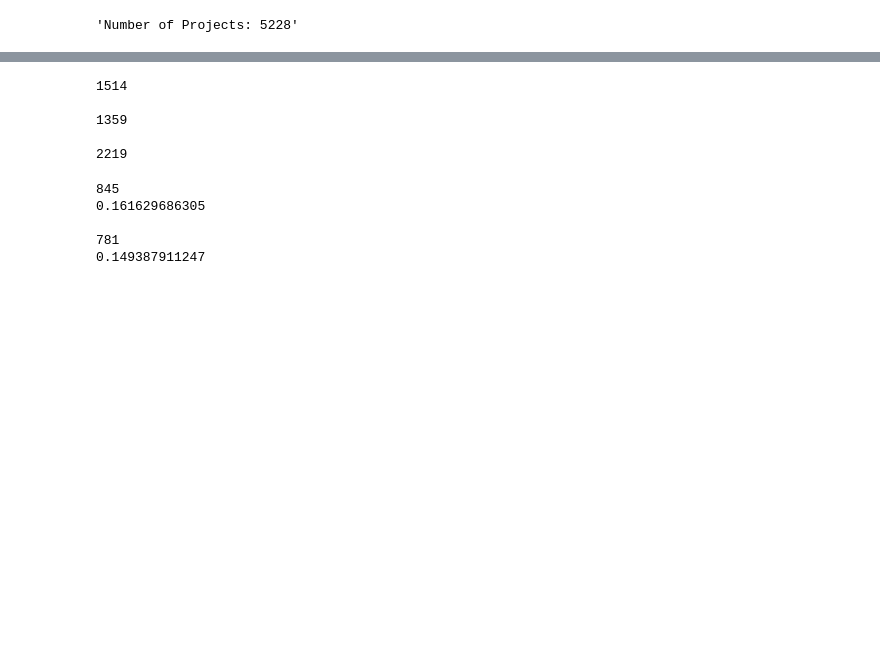
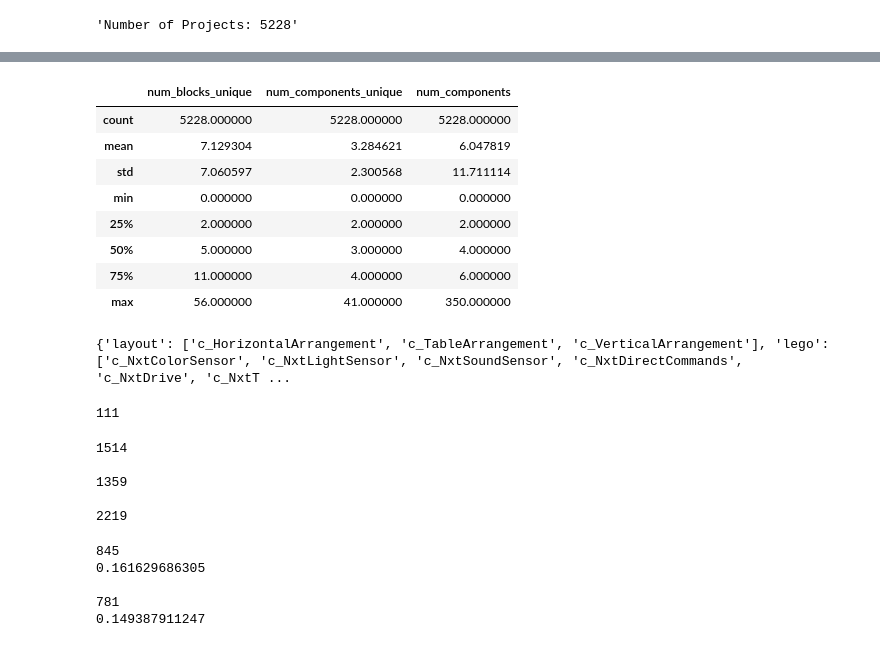
Before and after one commit to bxie/ai2_analysis, a Jupyter notebook: ai2_classification.ipynb, the cells around one changed output, grey strips where cells are left out. Cells and saved outputs as stored; diff of their text form; code cells hidden in the pictures; blank space fills up the shorter version.

```diff
--- a/ai2_classification.ipynb
+++ b/ai2_classification.ipynb
@@ -11,6 +14,6 @@ import matplotlib.pyplot as plt
 # %%
 #directory where data lives
-data_dirs = glob.glob("/Users/bxie/Dropbox (MIT)/ai2_projects/*")
+data_dirs = glob.glob("/Users/bxie/Documents/ai2_projects/*")
 
 columns = ['id', 'project_name', 'user_name', 'num_screens']
 
@@ -57,14 +60,14 @@ def parse_bky(inp):
     blocks = b.findAll("block")
     for blk in blocks:
         output['b_'+blk["type"]]+=1
-    print dict(output)
+#     print dict(output)
     return dict(output)
 
 #Given list of frequency dictionaries,
 #merge dictionaries (summing similar keys) and returning it
 def merge_dicts(dicts_list):
-    if len(dicts_list>1):
-        print 'MULTIPLE SCREENS!' #make sure this thing is working...
+#     if len(dicts_list)>1:
+#         print 'MULTIPLE SCREENS!' #make sure this thing is working...
     result = {}
     keymap = {}
     for mydict in dicts_list:
@@ -88,7 +91,7 @@ num_missing_scm = 0
 num_missing_bky = 0
 
 #Number of projects to process
-# num_projects = 100
+num_projects = 100
 
 for my_dir in data_dirs:
 # for x in range(0,num_projects):
@@ -144,7 +147,9 @@ for my_dir in data_dirs:
         num_missing_bky+=1
 
     stats = {'num_components':sum(scm.values()),
-             'num_blocks':sum(bky.values())}
+             'num_components_unique': len(scm),
+             'num_blocks':sum(bky.values()),
+             'num_blocks_unique':len(bky)}
     values = dict(values.items() + stats.items() + prop.items() + scm.items() + bky.items())
 
     df = df.append(values, ignore_index=True)
@@ -154,4 +159,13 @@ delta = t1 - t0
 
 print "Execution Time: " + str(delta) + "sec (" + str(delta/60) + " min)" #around 8 min
 print
+print "Num of missing properties files: "+str(num_missing_prop)
+print "Num of missing screen (scm) files: "+str(num_missing_scm)
+print "Num of missing block (bky) files: "+str(num_missing_bky)
+print
+num_no_blks = len(df[df.num_blocks<2])
+print "Number of projects w/ <2 blocks: " + str(num_no_blks) + " ("+str(num_no_blks*100/NUM_PROJECTS)+" % of projects)"
+
+num_no_comp = len(df[df.num_components==0])
+print "Number of projects w/ no components: " + str(num_no_comp) + " ("+str(num_no_comp*100/NUM_PROJECTS)+" % of projects)"
 # %% [output]
@@ -201,3 +225,47 @@ Number of projects w/ no components: 377 (7 % of projects)
+# %%
+df[['num_blocks_unique', 'num_components_unique', 'num_components']].describe()
+# %% [output]
+|  | num_blocks_unique | num_components_unique | num_components |
+| count | 5228.000000 | 5228.000000 | 5228.000000 |
+| mean | 7.129304 | 3.284621 | 6.047819 |
+| std | 7.060597 | 2.300568 | 11.711114 |
+| min | 0.000000 | 0.000000 | 0.000000 |
+| 25% | 2.000000 | 2.000000 | 2.000000 |
+| 50% | 5.000000 | 3.000000 | 4.000000 |
+| 75% | 11.000000 | 4.000000 | 6.000000 |
+| max | 56.000000 | 41.000000 | 350.000000 |
+# %%
+#Get list of all column names pertaining to blocks or components
+blocks = [name for name in df.columns if name[:2]=="b_"] #111 total
+components = [name for name in df.columns if name[:2]=="c_"] #57 total
+category_comp = csv_to_dict("component_category.csv", False)
+
+
+blocks_no_prefix=[] #blocks without "b_" in front
+section = [] #category block lives in ("list, math, etc.")
+for txt in blocks:
+    text = txt[2:]
+    sect = text.split("_")[0]
+    section.append(sect)
+#     print sect
+    blocks_no_prefix.append(txt[2:])
+
+#key: block (w/ "b_" prefix). value: category it maps to
+#THERE HAS GOT TO BE A BETTER WAY TO DO THIS (put in spreadsheet, convert to csv, import as df?)
+
+# print category_comp['ui']
+
+# print len(blocks)
+# print sum(df.num_blocks) / 5228
+# df[['num_blocks']].describe()
+
+print category_comp
+# %% [output]
+{'layout': ['c_HorizontalArrangement', 'c_TableArrangement', 'c_VerticalArrangement'], 'lego': ['c_NxtColorSensor', 'c_NxtLightSensor', 'c_NxtSoundSensor', 'c_NxtDirectCommands', 'c_NxtDrive', 'c_NxtT ...
+# %%
+print len(blocks)
+# %% [output]
+111
 # %%
 #Looking at # of projects that use variables
 print len(df[df.b_global_declaration>0]) #/float(NUM_PROJECTS)
```
Also changed, not shown: parts of 16 cells of this notebook, 7 other files.
